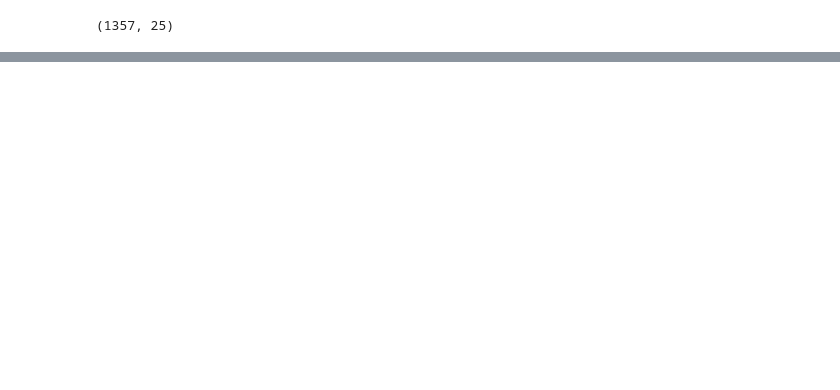
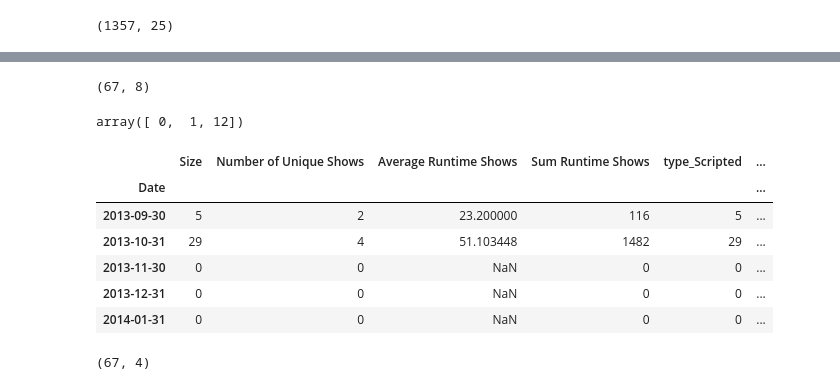
Before and after one commit to malctaylor15/Netflix_TMDB, a Jupyter notebook: Notebooks/Working with classes.ipynb, the cells around one changed output, grey strips where cells are left out. Saved outputs shown, nothing was run; the diff lists cells and outputs as text; code cells hidden in the pictures; blank space fills up the shorter version.

```diff
--- a/Notebooks/Working with classes.ipynb
+++ b/Notebooks/Working with classes.ipynb
@@ -56,0 +175,22 @@ shows.head()
+# %%
+month_gb_size.shape
+# %% [output]
+(67, 8)
+# %%
+month_gb_size['type_Talk Show'].unique()
+# %% [output]
+array([ 0,  1, 12])
+# %%
+month_gb_size.head()
+# %% [output]
+|  | Size | Number of Unique Shows | Average Runtime Shows | Sum Runtime Shows | type_Scripted | ... |
+| Date |  |  |  |  |  | ... |
+| 2013-09-30 | 5 | 2 | 23.200000 | 116 | 5 | ... |
+| 2013-10-31 | 29 | 4 | 51.103448 | 1482 | 29 | ... |
+| 2013-11-30 | 0 | 0 | NaN | 0 | 0 | ... |
+| 2013-12-31 | 0 | 0 | NaN | 0 | 0 | ... |
+| 2014-01-31 | 0 | 0 | NaN | 0 | 0 | ... |
+# %%
+month_gb_size[month_gb_size != 0].shape
+# %% [output]
+(67, 4)
```
Also changed, not shown: parts of 23 cells of this notebook, 1 other file.
